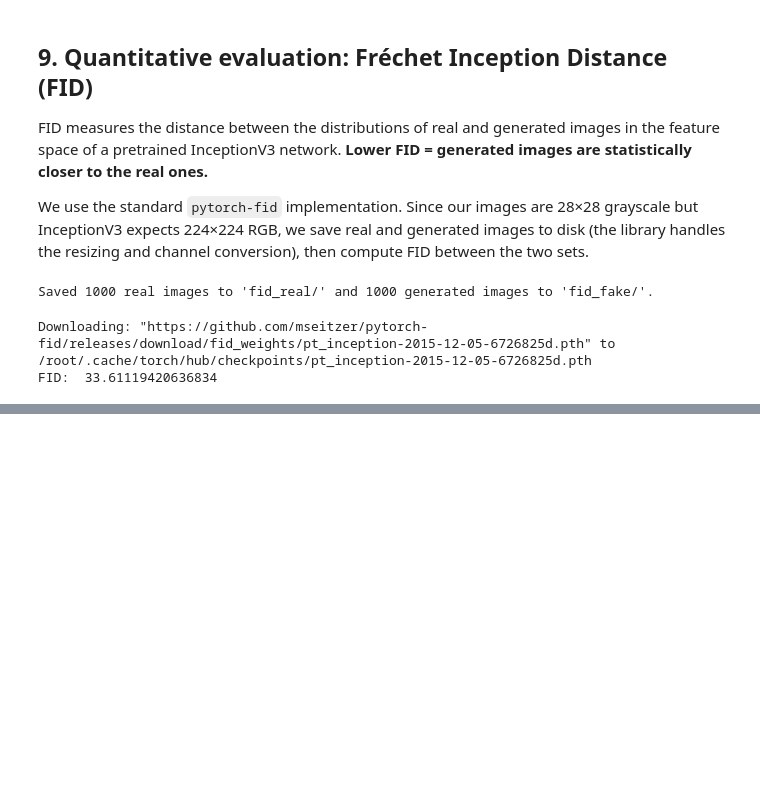
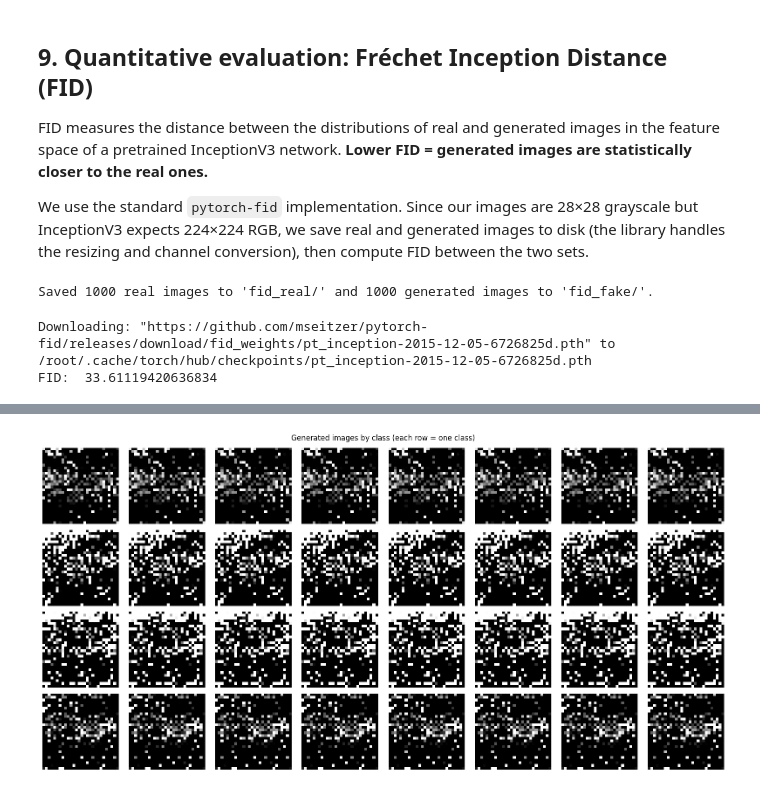
Before and after one commit to iisratislam/Generative_Modeling_Case-Study, a Jupyter notebook: part2_octmnist_gan.ipynb, the cells around one changed output, grey strips where cells are left out. Drawn from its saved outputs; the diff is of its cells as text; code cells hidden in the pictures; blank space fills up the shorter version.

```diff
--- a/part2_octmnist_gan.ipynb
+++ b/part2_octmnist_gan.ipynb
@@ -494,0 +667,21 @@ FID:  33.61119420636834
+# %%
+def show_per_class(gen, n_classes, noise_dim, n_per_class=8):
+    gen.eval()
+    plt.figure(figsize=(2*n_per_class, 2*n_classes))
+    with torch.no_grad():
+        for cls in range(n_classes):
+            z = torch.randn(n_per_class, noise_dim, device=device)
+            lbls = torch.full((n_per_class,), cls, dtype=torch.long, device=device)
+            imgs = ((gen(z, lbls).cpu() + 1) / 2.0)
+            for j in range(n_per_class):
+                plt.subplot(n_classes, n_per_class, cls*n_per_class + j + 1)
+                plt.imshow(imgs[j, 0], cmap="gray"); plt.axis("off")
+                if j == 0:
+                    plt.ylabel(f"Class {cls}", rotation=0, labelpad=30, fontsize=10)
+    gen.train()
+    plt.suptitle("Generated images by class (each row = one class)")
+    plt.tight_layout(); plt.show()
+
+show_per_class(gen, N_CLASSES, NOISE_DIM)
+# %% [output]
+[figure, added]
```
Also changed, not shown: parts of 5 cells of this notebook.
